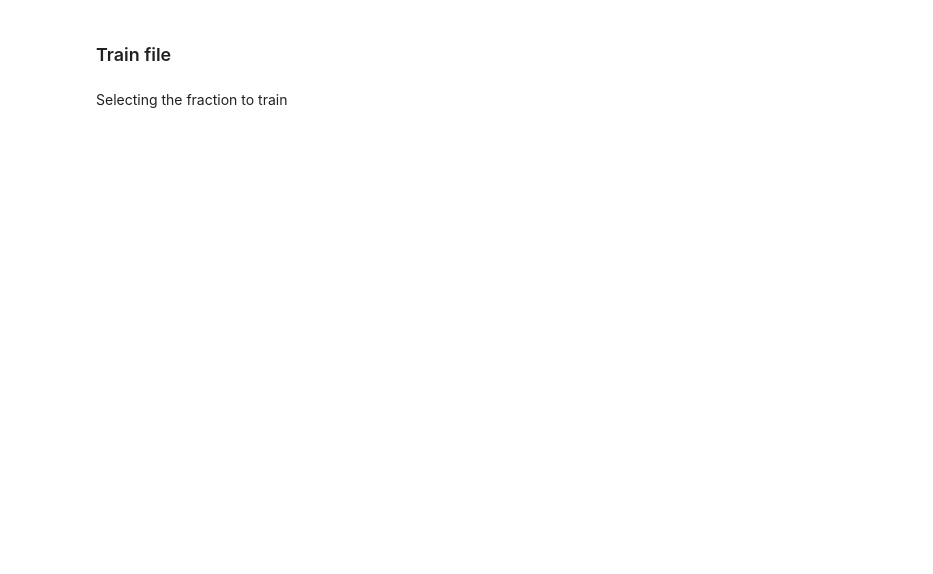
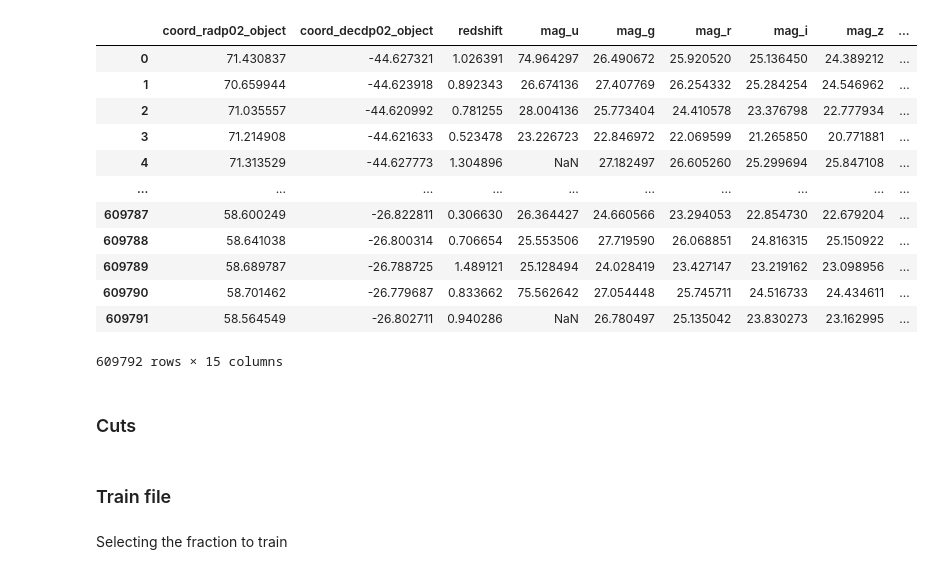
Before and after one commit to linea-it/ic-photoz, a Jupyter notebook: andreia_dourado/files_to_run.ipynb, the cells around one changed output. Saved outputs shown, nothing was run; the diff lists cells and outputs as text; code cells hidden in the pictures; blank space fills up the shorter version.

```diff
--- a/andreia_dourado/files_to_run.ipynb
+++ b/andreia_dourado/files_to_run.ipynb
@@ -3,4 +3,4 @@ import pandas as pd
 import tables_io
 import h5py
 # %%
-data_convert=pd.read_csv('/home/andreia.dourado/ic-photoz/andreia_dourado/lsst_train_data.csv')
+data_convert=pd.read_csv('/home/andreia.dourado/data/5sigma_pop_NaN.csv')
@@ -7,2 +27,4 @@ data_convert=pd.read_csv('/home/andreia.dourado/ic-photoz/andreia_dourado/lsst_t
 # %%
+data_convert = data_convert[['coord_radp02_object','coord_decdp02_object','redshiftdp01_test_truth','mag_u','mag_g','mag_r','mag_i','mag_z','mag_y','magerr_u', 'magerr_g',
+       'magerr_r', 'magerr_i', 'magerr_z', 'magerr_y']]
 data_convert
@@ -8,0 +45,23 @@ data_convert
+# %%
+columns_map = {
+    'redshiftdp01_test_truth': "redshift",
+}
+data_convert = data_convert.rename(columns=columns_map)
+# %%
+data_convert
+# %% [output]
+|  | coord_radp02_object | coord_decdp02_object | redshift | mag_u | mag_g | mag_r | mag_i | mag_z | ... |
+| 0 | 71.430837 | -44.627321 | 1.026391 | 74.964297 | 26.490672 | 25.920520 | 25.136450 | 24.389212 | ... |
+| 1 | 70.659944 | -44.623918 | 0.892343 | 26.674136 | 27.407769 | 26.254332 | 25.284254 | 24.546962 | ... |
+| 2 | 71.035557 | -44.620992 | 0.781255 | 28.004136 | 25.773404 | 24.410578 | 23.376798 | 22.777934 | ... |
+| 3 | 71.214908 | -44.621633 | 0.523478 | 23.226723 | 22.846972 | 22.069599 | 21.265850 | 20.771881 | ... |
+| 4 | 71.313529 | -44.627773 | 1.304896 | NaN | 27.182497 | 26.605260 | 25.299694 | 25.847108 | ... |
+| ... | ... | ... | ... | ... | ... | ... | ... | ... | ... |
+| 609787 | 58.600249 | -26.822811 | 0.306630 | 26.364427 | 24.660566 | 23.294053 | 22.854730 | 22.679204 | ... |
+| 609788 | 58.641038 | -26.800314 | 0.706654 | 25.553506 | 27.719590 | 26.068851 | 24.816315 | 25.150922 | ... |
+| 609789 | 58.689787 | -26.788725 | 1.489121 | 25.128494 | 24.028419 | 23.427147 | 23.219162 | 23.098956 | ... |
+| 609790 | 58.701462 | -26.779687 | 0.833662 | 75.562642 | 27.054448 | 25.745711 | 24.516733 | 24.434611 | ... |
+| 609791 | 58.564549 | -26.802711 | 0.940286 | NaN | 26.780497 | 25.135042 | 23.830273 | 23.162995 | ... |
+609792 rows × 15 columns
+# %% [markdown]
+### Cuts
```
Also changed, not shown: parts of 21 cells of this notebook, 4 other files.
